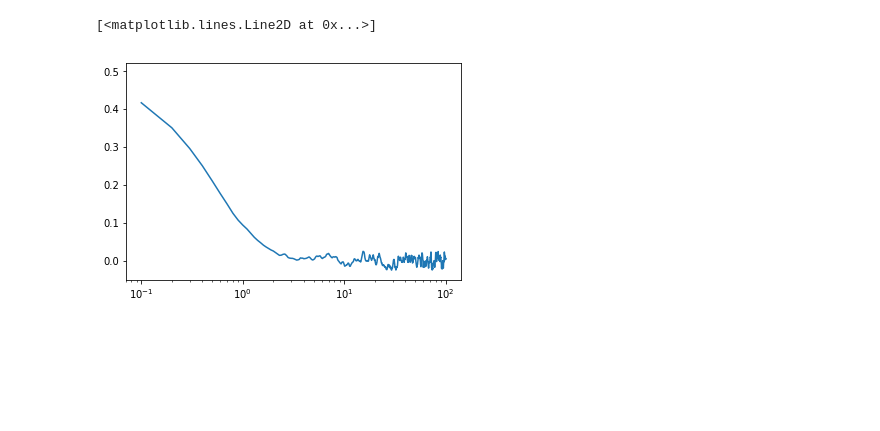
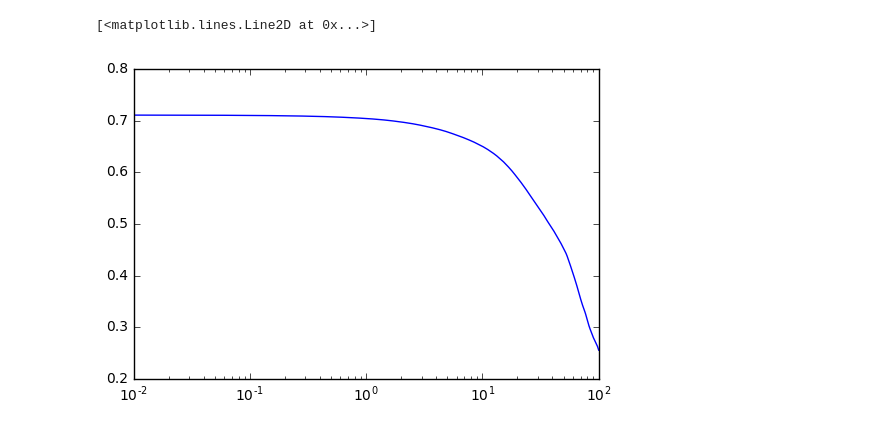
Before and after one commit to hstrey/FCS-simulations, a Jupyter notebook: Conditional Probability FCS.ipynb, the cells around one changed output. Drawn from its saved outputs; the diff is of its cells as text; code cells hidden in the pictures; blank space fills up the shorter version.

```diff
--- a/Conditional Probability FCS.ipynb
+++ b/Conditional Probability FCS.ipynb
@@ -13,5 +22,5 @@ def fcs_cond_probfct(I,I0,delta_t,w,D):
 # %%
-I = np.linspace(0,1,101)[1:]
+I = np.linspace(0,1,100)
 # %%
 # these probability functions look very nice
 delta_t = 0.01
@@ -33,0 +36,9 @@ def inv_cdf(pdf,x):
+# %%
+# these probability functions look very nice
+delta_t = 0.01
+w = 1.0
+D = 1.0
+sample_list=[1,0.9,0.5,0.4,0.3,0.2,0.1]
+for sample in sample_list:
+    plt.plot(I,fcs_cum_probfct(I,sample,delta_t,w,D),label=str(sample))
+plt.legend()
@@ -34,15 +48,30 @@ def inv_cdf(pdf,x):
 # %%
-# lets sample
-Intensity=[0.7]
+# lets sample in real space
+Intensity=[0.5]
 
-N = 10000
+N = 100000
 sample_array=np.random.random_sample(N)
 
 
-delta_t = 0.01
+delta_t = 0.1
 D = 1.0
-w = 1.0
+w = 3.0
 for sample in sample_array:
-    dist = fcs_cond_probfct(D=D,delta_t=delta_t,w=w,I=I,I0=Intensity[-1])
-#    print(dist)
-    Intensity.append(inv_cdf(dist,I)(sample))
+    int_sample = brenth(f=fcs_cum_probfct,a=0,b=1,args=(Intensity[-1],delta_t,w,D,sample))
+#    print(int_sample)
+    Intensity.append(int_sample)
+# %%
+# lets sample in log space
+Intensity_log=[-0.4]
+
+N = 10
+sample_array=np.random.random_sample(N)
+
+delta_t = 0.1
+D = 1.0
+w = 1.0
+for sample in sample_array:
+    print(sample,np.log(sample))
+    log_sample = newton(func=fcs_cum_probfct_log,x0=Intensity_log[-1],args=(Intensity_log[-1],delta_t,w,D,sample))
+    print(log_sample)
+    Intensity_log.append(log_sample)
@@ -56,12 +90,12 @@ print(Intensity.mean())
 # %%
 f = np.fft.rfft(Intensity)
 acf = np.fft.irfft(f * np.conjugate(f))
 acf = np.fft.fftshift(acf) / N
 autocorr = acf[int(N/2):]/Intensity.mean()**2
 
-autocorr = autocorr[:1000]-1.0
+autocorr = autocorr[:10000]-1.0
 t = np.arange(0,autocorr.size)*delta_t
 plt.semilogx(t,autocorr)
 # %% [output]
 [<matplotlib.lines.Line2D at 0x...>]
-[figure, old version]
+[figure, new version]
```
Also changed, not shown: parts of 8 cells of this notebook.
